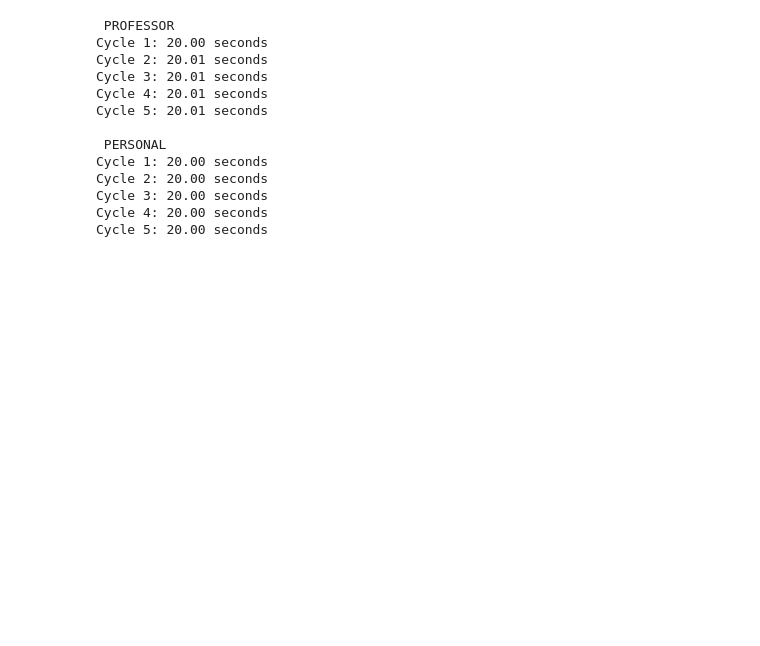
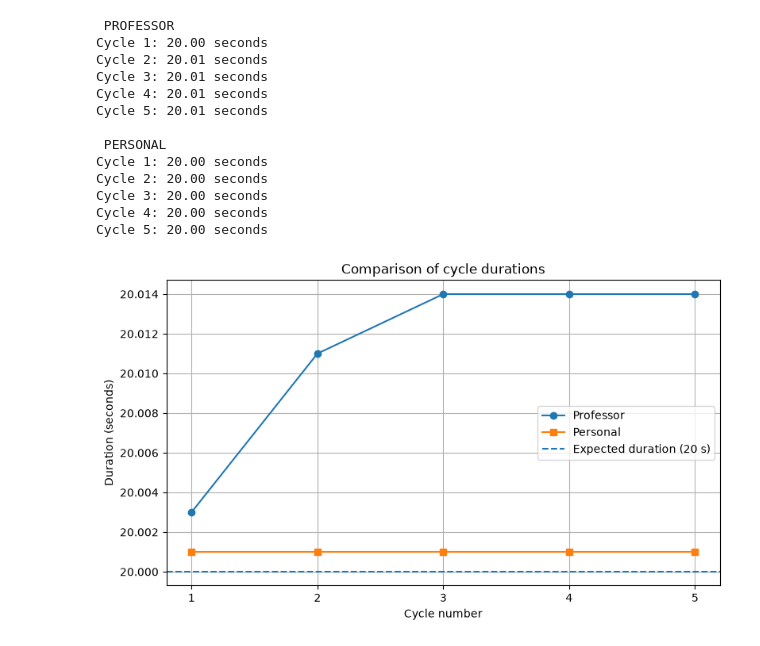
Before and after one commit to vidusha1234/py-git-R-circular-task-analysis, a Jupyter notebook: comparison-validation.ipynb, the cells around one changed output. Drawn from its saved outputs; the diff is of its cells as text; code cells hidden in the pictures; blank space fills up the shorter version.

Commit message:
Calculate cycle durations

```diff
--- a/comparison-validation.ipynb
+++ b/comparison-validation.ipynb
@@ -181,3 +181,51 @@ Cycle 2: 20.00 seconds
 Cycle 3: 20.00 seconds
 Cycle 4: 20.00 seconds
 Cycle 5: 20.00 seconds
+# %%
+# Calculate cycle durations
+
+def get_durations(cycles):
+    return [
+        (cycle["end"] - cycle["start"]) / 1000
+        for cycle in cycles
+        if cycle["end"] is not None
+    ]
+
+
+prof_durations = get_durations(prof_cycles)
+personal_durations = get_durations(personal_cycles)
+
+# Create the comparison plot
+
+plt.figure(figsize=(9, 5))
+
+plt.plot(
+    range(1, len(prof_durations) + 1),
+    prof_durations,
+    marker="o",
+    label="Professor"
+)
+
+plt.plot(
+    range(1, len(personal_durations) + 1),
+    personal_durations,
+    marker="s",
+    label="Personal"
+)
+
+plt.axhline(
+    y=20,
+    linestyle="--",
+    label="Expected duration (20 s)"
+)
+
+plt.xlabel("Cycle number")
+plt.ylabel("Duration (seconds)")
+plt.title("Comparison of cycle durations")
+plt.xticks(range(1, 6))
+plt.legend()
+plt.grid()
+
+plt.show()
+# %% [output]
+[figure, added]
```
